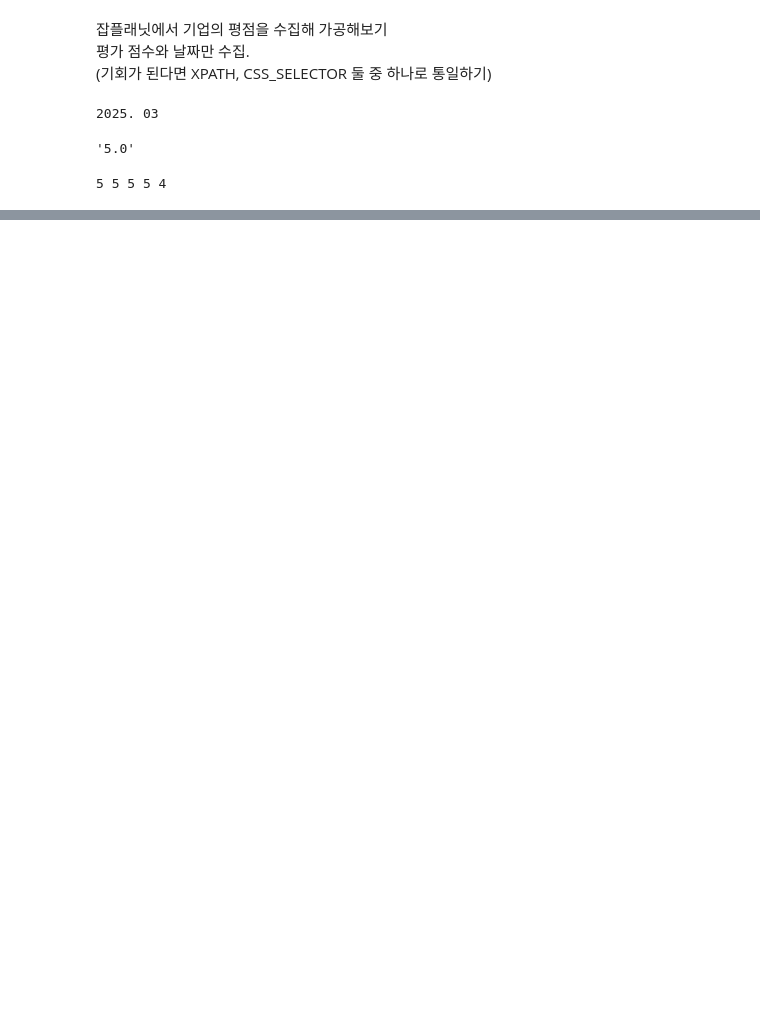
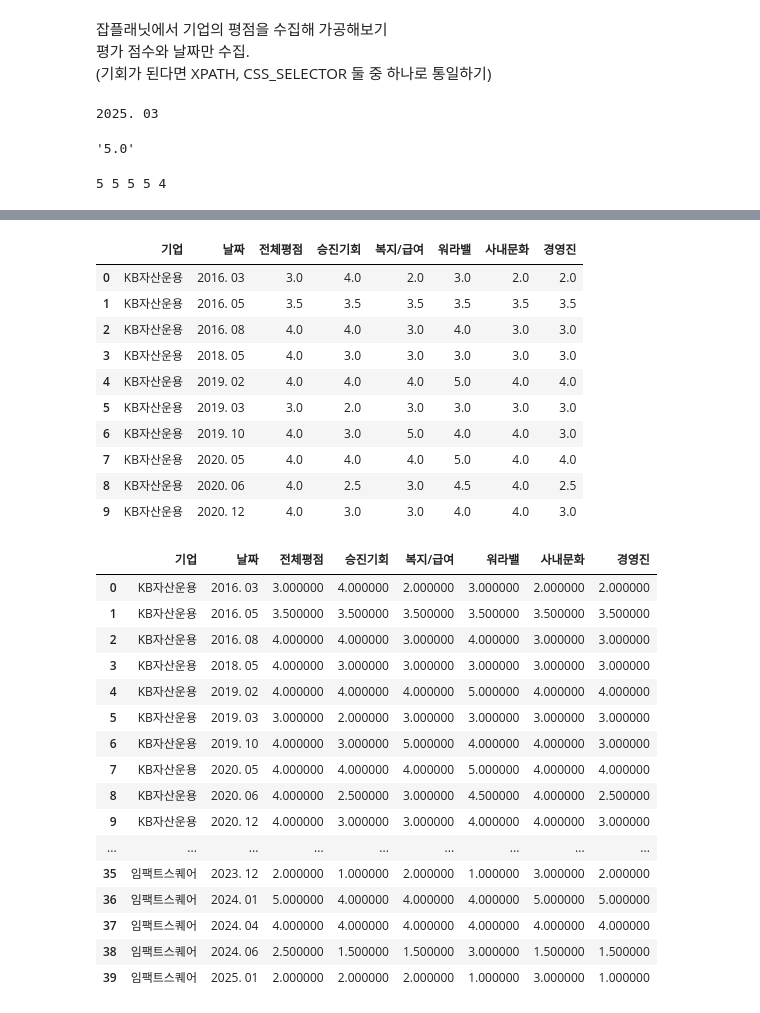
Before and after one commit to cho16147/quant-new-moon, a Jupyter notebook: Ch05-Web_Crawling/20250320-Ch05.5-project_jobplanet_ratings.ipynb, the cells around one changed output, grey strips where cells are left out. Cells and saved outputs as stored; diff of their text form; code cells hidden in the pictures; blank space fills up the shorter version.

```diff
--- a/Ch05-Web_Crawling/20250320-Ch05.5-project_jobplanet_ratings.ipynb
+++ b/Ch05-Web_Crawling/20250320-Ch05.5-project_jobplanet_ratings.ipynb
@@ -88,0 +69,29 @@ print(result)
+# %%
+def extract_score_from_review(review):
+
+    total_score_text = review.find_element(By.CSS_SELECTOR, r"#ReviewCardSide > div.mb-\[32px\] > span").get_attribute("innerHTML").strip()
+    total_score = float(total_score_text)
+    score_list = review.find_element(By.CSS_SELECTOR, "#ReviewCardSide > div:nth-child(2) > ul")
+
+    def get_score(label):
+        try:
+            # li 중에서 label 텍스트가 포함된 p가 있는 li를 찾음
+            li_tag = score_list.find_element(By.XPATH, f".//li[p[contains(text(), '{label}')]]")
+            # 해당 li 안에서 div > ul로 이동
+            ul = li_tag.find_element(By.XPATH, ".//div/ul")
+            filled = ul.find_elements(By.XPATH, ".//li/span[contains(@style, 'width: 100%')]")
+            return len(filled)
+        except:
+            return 0
+
+    promotion_opp = get_score('승진 기회')
+    welfare_salary = get_score('복지/급여')
+    work_life_balance = get_score('워라밸')
+    culture = get_score('사내문화')
+    management = get_score('경영진')
+
+    other_score = [promotion_opp, welfare_salary, work_life_balance, culture, management]
+    return [total_score] + other_score
+
+score_result = extract_score_from_review(review)
+print(score_result)
@@ -149,0 +219,35 @@ data = pd.DataFrame(data, columns = ["기업", "날짜", "전체평점", "승진
+# %%
+# 데이터 정제
+stat = df.groupby(["기업", "날짜"], as_index = False)[["전체평점", "승진기회", "복지/급여", "워라밸", "사내문화", "경영진"]].mean()
+stat.sort_values(by = ["기업", "날짜"], inplace = True)
+display(stat.head(10))
+display(stat)
+# %% [output]
+|  | 기업 | 날짜 | 전체평점 | 승진기회 | 복지/급여 | 워라밸 | 사내문화 | 경영진 |
+| 0 | KB자산운용 | 2016. 03 | 3.0 | 4.0 | 2.0 | 3.0 | 2.0 | 2.0 |
+| 1 | KB자산운용 | 2016. 05 | 3.5 | 3.5 | 3.5 | 3.5 | 3.5 | 3.5 |
+| 2 | KB자산운용 | 2016. 08 | 4.0 | 4.0 | 3.0 | 4.0 | 3.0 | 3.0 |
+| 3 | KB자산운용 | 2018. 05 | 4.0 | 3.0 | 3.0 | 3.0 | 3.0 | 3.0 |
+| 4 | KB자산운용 | 2019. 02 | 4.0 | 4.0 | 4.0 | 5.0 | 4.0 | 4.0 |
+| 5 | KB자산운용 | 2019. 03 | 3.0 | 2.0 | 3.0 | 3.0 | 3.0 | 3.0 |
+| 6 | KB자산운용 | 2019. 10 | 4.0 | 3.0 | 5.0 | 4.0 | 4.0 | 3.0 |
+| 7 | KB자산운용 | 2020. 05 | 4.0 | 4.0 | 4.0 | 5.0 | 4.0 | 4.0 |
+| 8 | KB자산운용 | 2020. 06 | 4.0 | 2.5 | 3.0 | 4.5 | 4.0 | 2.5 |
+| 9 | KB자산운용 | 2020. 12 | 4.0 | 3.0 | 3.0 | 4.0 | 4.0 | 3.0 |
+|  | 기업 | 날짜 | 전체평점 | 승진기회 | 복지/급여 | 워라밸 | 사내문화 | 경영진 |
+| 0 | KB자산운용 | 2016. 03 | 3.000000 | 4.000000 | 2.000000 | 3.000000 | 2.000000 | 2.000000 |
+| 1 | KB자산운용 | 2016. 05 | 3.500000 | 3.500000 | 3.500000 | 3.500000 | 3.500000 | 3.500000 |
+| 2 | KB자산운용 | 2016. 08 | 4.000000 | 4.000000 | 3.000000 | 4.000000 | 3.000000 | 3.000000 |
+| 3 | KB자산운용 | 2018. 05 | 4.000000 | 3.000000 | 3.000000 | 3.000000 | 3.000000 | 3.000000 |
+| 4 | KB자산운용 | 2019. 02 | 4.000000 | 4.000000 | 4.000000 | 5.000000 | 4.000000 | 4.000000 |
+| 5 | KB자산운용 | 2019. 03 | 3.000000 | 2.000000 | 3.000000 | 3.000000 | 3.000000 | 3.000000 |
+| 6 | KB자산운용 | 2019. 10 | 4.000000 | 3.000000 | 5.000000 | 4.000000 | 4.000000 | 3.000000 |
+| 7 | KB자산운용 | 2020. 05 | 4.000000 | 4.000000 | 4.000000 | 5.000000 | 4.000000 | 4.000000 |
+| 8 | KB자산운용 | 2020. 06 | 4.000000 | 2.500000 | 3.000000 | 4.500000 | 4.000000 | 2.500000 |
+| 9 | KB자산운용 | 2020. 12 | 4.000000 | 3.000000 | 3.000000 | 4.000000 | 4.000000 | 3.000000 |
+| ... | ... | ... | ... | ... | ... | ... | ... | ... |
+| 35 | 임팩트스퀘어 | 2023. 12 | 2.000000 | 1.000000 | 2.000000 | 1.000000 | 3.000000 | 2.000000 |
+| 36 | 임팩트스퀘어 | 2024. 01 | 5.000000 | 4.000000 | 4.000000 | 4.000000 | 5.000000 | 5.000000 |
+| 37 | 임팩트스퀘어 | 2024. 04 | 4.000000 | 4.000000 | 4.000000 | 4.000000 | 4.000000 | 4.000000 |
+| 38 | 임팩트스퀘어 | 2024. 06 | 2.500000 | 1.500000 | 1.500000 | 3.000000 | 1.500000 | 1.500000 |
+| 39 | 임팩트스퀘어 | 2025. 01 | 2.000000 | 2.000000 | 2.000000 | 1.000000 | 3.000000 | 1.000000 |
```
Also changed, not shown: parts of 8 cells of this notebook.
